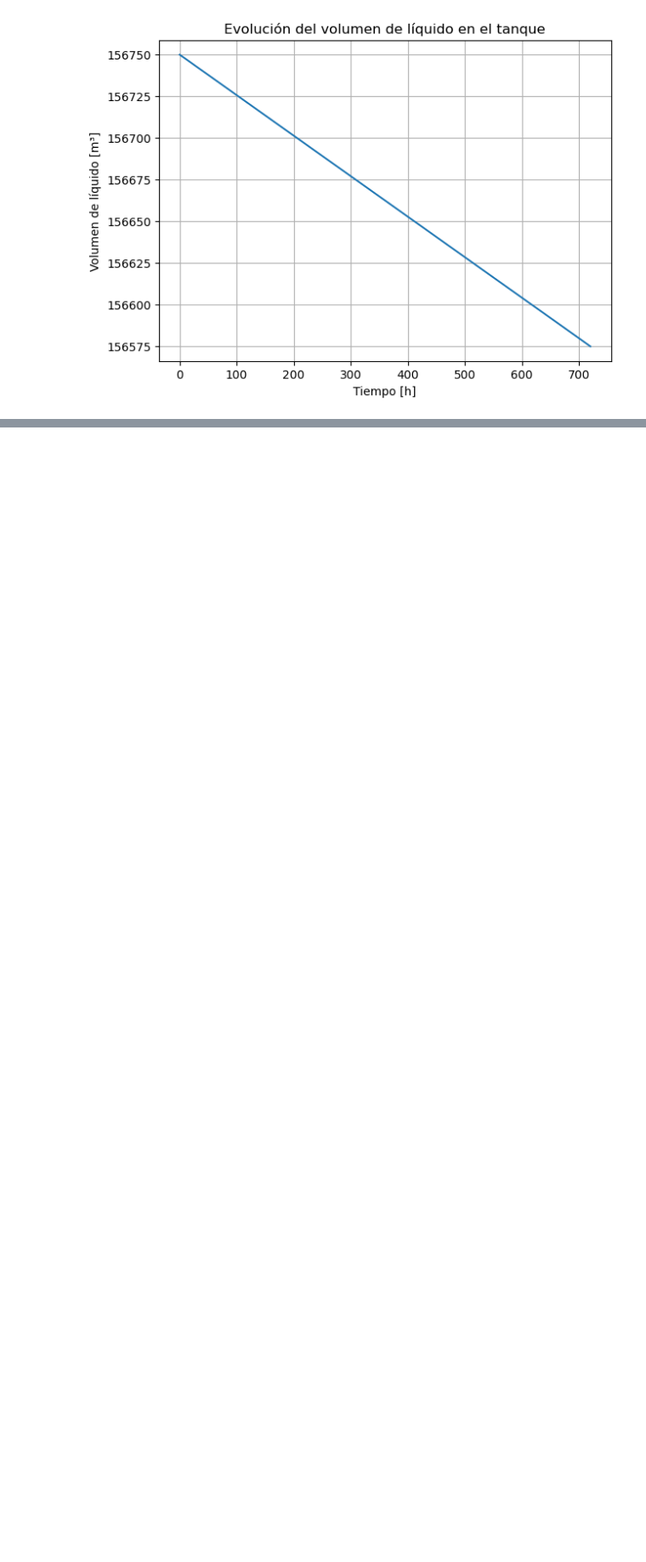
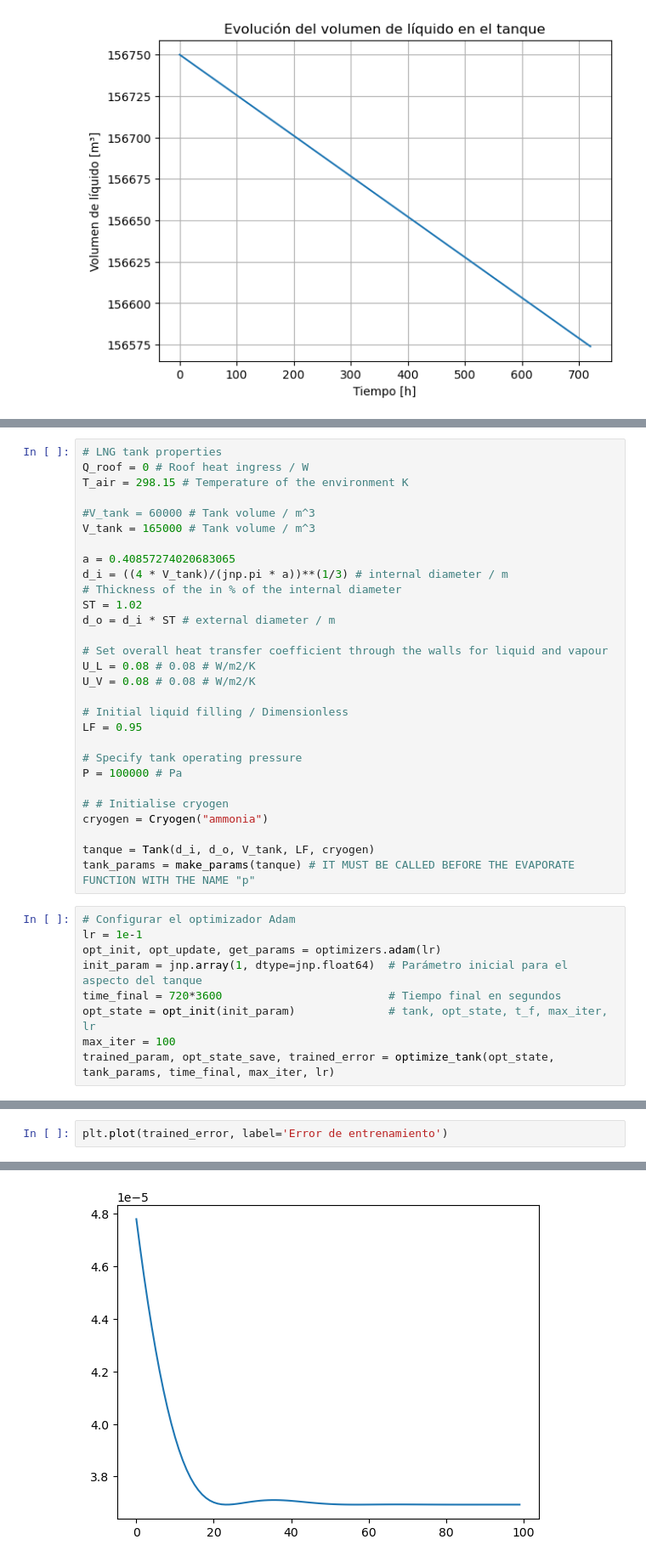
Before and after one commit to felipehuerta17/CryoEvap, a Jupyter notebook: notebooks/JAX_implementation.ipynb, the cells around one changed output, grey strips where cells are left out. Shown at 85% size. Saved outputs shown, nothing was run; the diff lists cells and outputs as text; blank space fills up the shorter version.

```diff
--- a/notebooks/JAX_implementation.ipynb
+++ b/notebooks/JAX_implementation.ipynb
@@ -370,0 +300,38 @@ plt.show()
+# %%
+# LNG tank properties
+Q_roof = 0 # Roof heat ingress / W
+T_air = 298.15 # Temperature of the environment K
+
+#V_tank = 60000 # Tank volume / m^3
+V_tank = 165000 # Tank volume / m^3
+
+a = 0.40857274020683065
+d_i = ((4 * V_tank)/(jnp.pi * a))**(1/3) # internal diameter / m
+# Thickness of the in % of the internal diameter
+ST = 1.02
+d_o = d_i * ST # external diameter / m
+
+# Set overall heat transfer coefficient through the walls for liquid and vapour
+U_L = 0.08 # 0.08 # W/m2/K
+U_V = 0.08 # 0.08 # W/m2/K
+
+# Initial liquid filling / Dimensionless
+LF = 0.95
+
+# Specify tank operating pressure
+P = 100000 # Pa
+
+# # Initialise cryogen
+cryogen = Cryogen("ammonia")
+
+tanque = Tank(d_i, d_o, V_tank, LF, cryogen)
+tank_params = make_params(tanque) # IT MUST BE CALLED BEFORE THE EVAPORATE FUNCTION WITH THE NAME "p"
+# %%
+# Configurar el optimizador Adam
+lr = 1e-1
+opt_init, opt_update, get_params = optimizers.adam(lr)
+init_param = jnp.array(1, dtype=jnp.float64)  # Parámetro inicial para el aspecto del tanque
+time_final = 720*3600                         # Tiempo final en segundos
+opt_state = opt_init(init_param)              # tank, opt_state, t_f, max_iter, lr
+max_iter = 100
+trained_param, opt_state_save, trained_error = optimize_tank(opt_state, tank_params, time_final, max_iter, lr)
@@ -370,0 +372,3 @@ plt.show()
+# %%
+plt.plot(trained_error, label='Error de entrenamiento')
+# %% [output]
@@ -370,0 +376 @@ plt.show()
+[figure, added]
```
Also changed, not shown: parts of 21 cells of this notebook, 5 other files.
